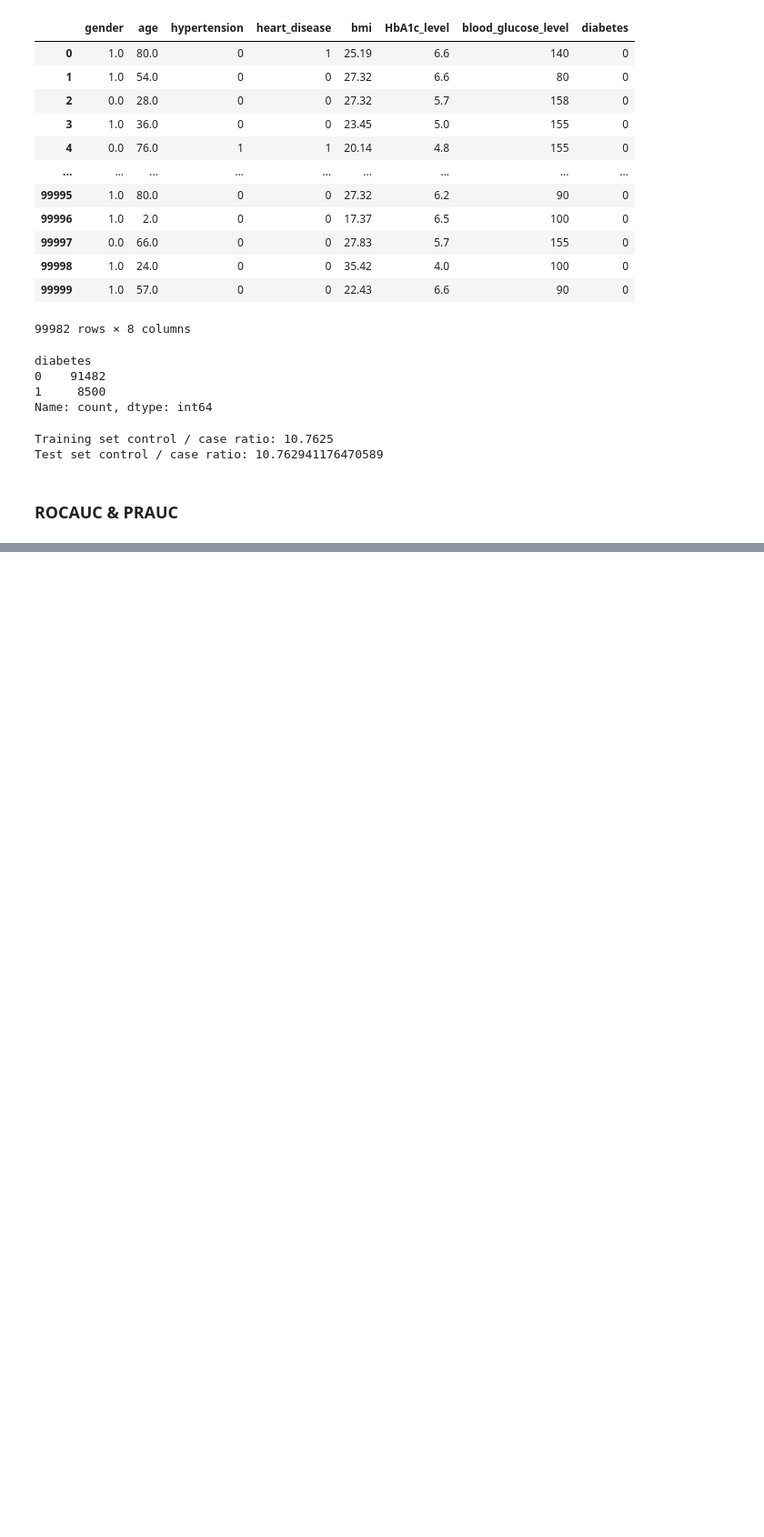
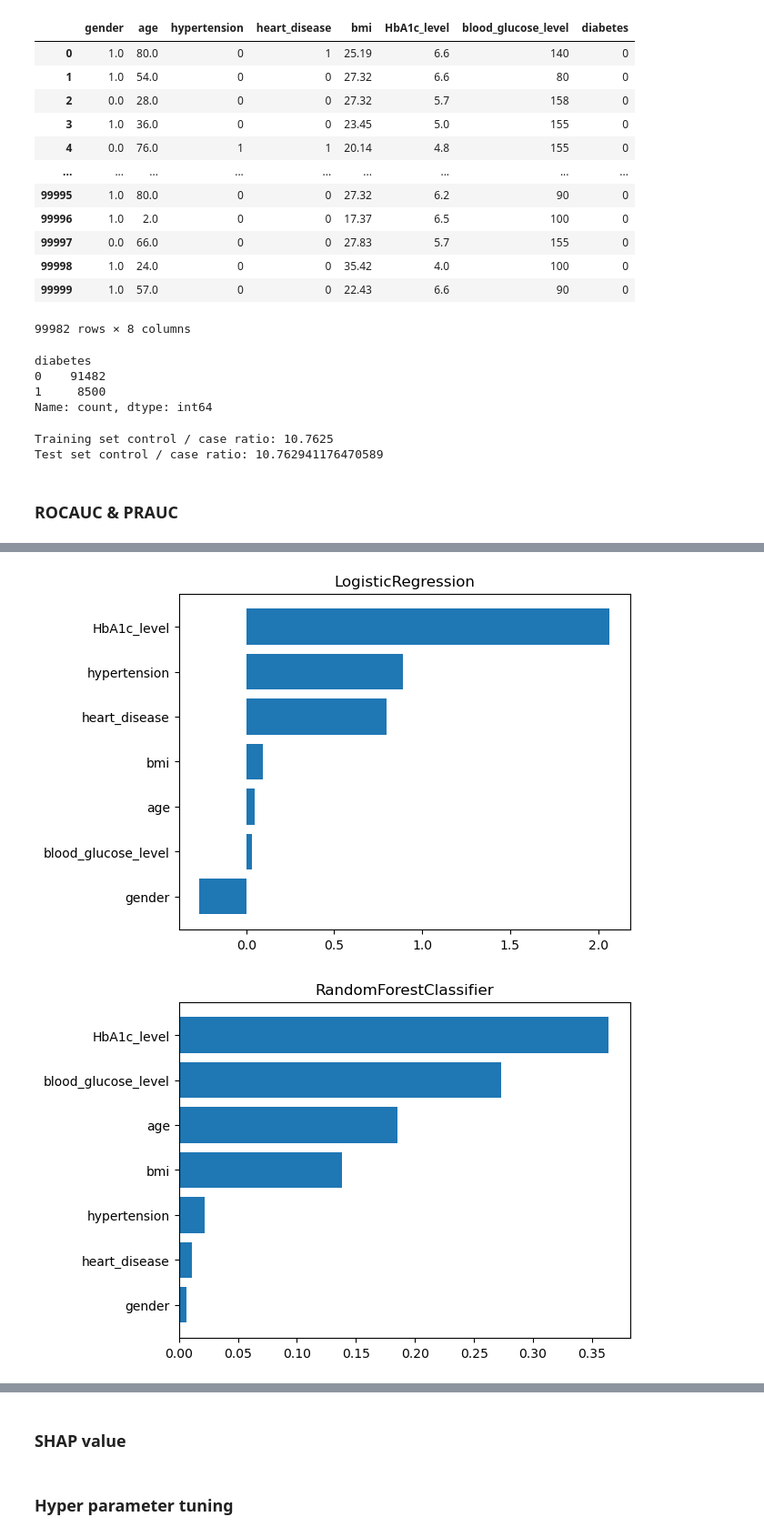
Before and after one commit to YeochanYoun119/Diabetes_Study, a Jupyter notebook: diabetes_study.ipynb, the cells around one changed output, grey strips where cells are left out. Shown: that part at 91% size. Drawn from its saved outputs; the diff is of its cells as text; code cells hidden in the pictures; blank space fills up the shorter version.

Commit message:
added feature importances and todo lists

```diff
--- a/diabetes_study.ipynb
+++ b/diabetes_study.ipynb
@@ -215,0 +240,5 @@ roc_pr_curve(models)
+# %%
+feature_importances(models)
+# %% [output]
+[figure, added]
+[figure, added]
@@ -215,0 +246,2 @@ roc_pr_curve(models)
+# %% [markdown]
+### SHAP value
@@ -215,0 +250,2 @@ roc_pr_curve(models)
+# %% [markdown]
+### Hyper parameter tuning
```
Also changed, not shown: parts of 9 cells of this notebook.
